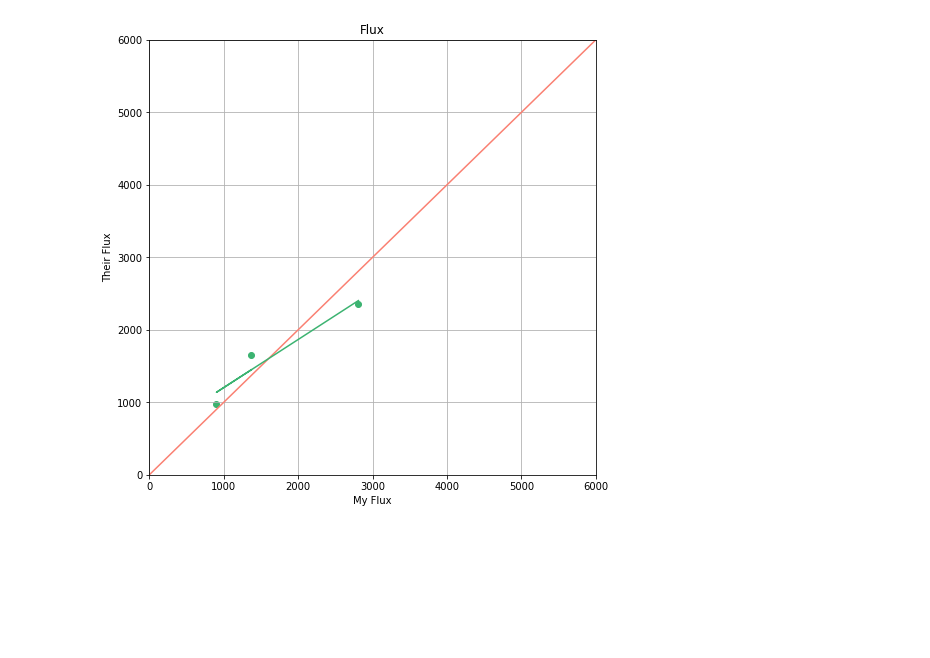
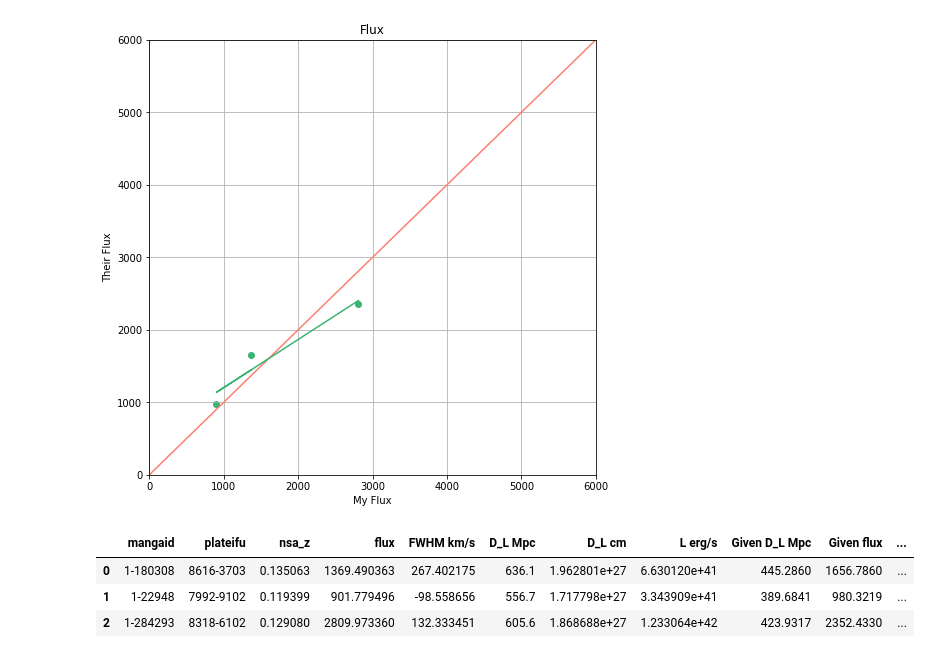
Before and after one commit to Natacha-U/Snr-Prj, a Jupyter notebook: Notebooks/H-Alpha/outliers_result.ipynb, the cells around one changed output. Drawn from its saved outputs; the diff is of its cells as text; code cells hidden in the pictures; blank space fills up the shorter version.

```diff
--- a/Notebooks/H-Alpha/outliers_result.ipynb
+++ b/Notebooks/H-Alpha/outliers_result.ipynb
@@ -96,3 +96,18 @@ plt.plot(ha_table_1['flux'], (res[0]*ha_table_1['flux'])+res[1], color = 'medium
 # %% [output]
 [<matplotlib.lines.Line2D at 0x...>]
 [figure]
+# %%
+their_lum = []
+for i in range(len(idx)):
+    their_lum.append(luminosity_calc(ha_table_1['D_L cm'][i], ha_table_1['Given flux'][i]))
+# %%
+csv_input = pd.read_csv('outlier.csv')
+csv_input['Their Lum'] = their_lum
+csv_input.to_csv('outlier.csv', index=False)
+ha_table_1 = pd.read_csv('outlier.csv')
+ha_table_1
+# %% [output]
+|  | mangaid | plateifu | nsa_z | flux | FWHM km/s | D_L Mpc | D_L cm | L erg/s | Given D_L Mpc | Given flux | ... |
+| 0 | 1-180308 | 8616-3703 | 0.135063 | 1369.490363 | 267.402175 | 636.1 | 1.962801e+27 | 6.630120e+41 | 445.2860 | 1656.7860 | ... |
+| 1 | 1-22948 | 7992-9102 | 0.119399 | 901.779496 | -98.558656 | 556.7 | 1.717798e+27 | 3.343909e+41 | 389.6841 | 980.3219 | ... |
+| 2 | 1-284293 | 8318-6102 | 0.129080 | 2809.973360 | 132.333451 | 605.6 | 1.868688e+27 | 1.233064e+42 | 423.9317 | 2352.4330 | ... |
```
Also changed, not shown: parts of 2 cells of this notebook.
